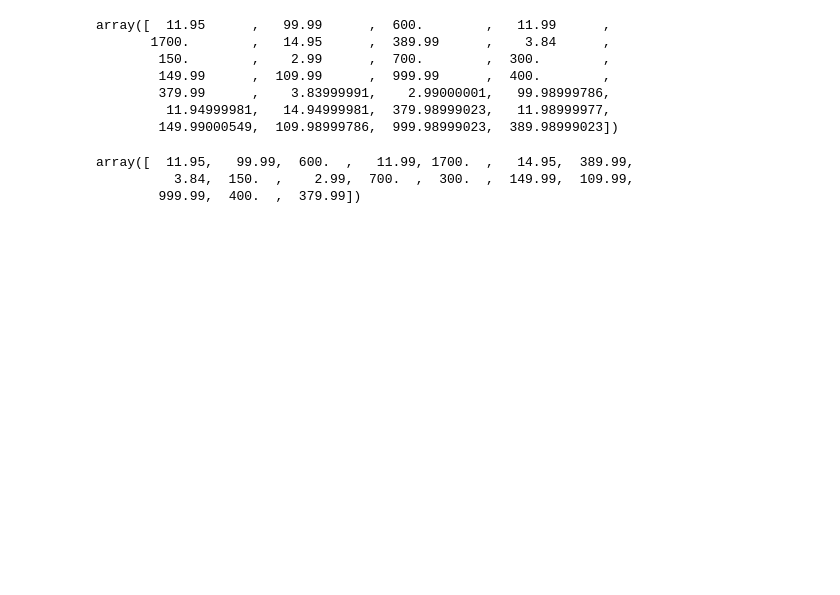
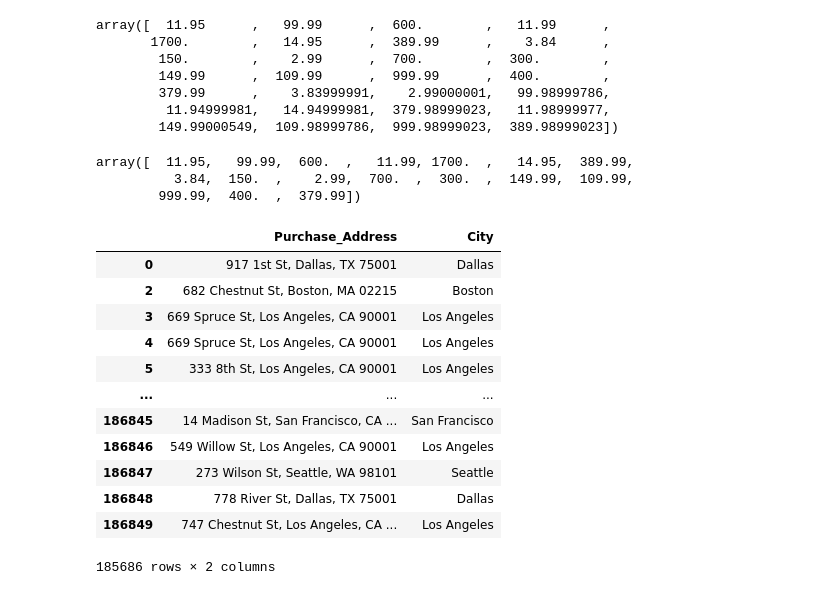
Before and after one commit to briansiaw5/Business-Analytics-Project, a Jupyter notebook: pbd_project.ipynb, the cells around one changed output. Saved outputs shown, nothing was run; the diff lists cells and outputs as text; code cells hidden in the pictures; blank space fills up the shorter version.

```diff
--- a/pbd_project.ipynb
+++ b/pbd_project.ipynb
@@ -564,3 +608,23 @@ clean_df['Price'].unique()
 array([  11.95,   99.99,  600.  ,   11.99, 1700.  ,   14.95,  389.99,
           3.84,  150.  ,    2.99,  700.  ,  300.  ,  149.99,  109.99,
         999.99,  400.  ,  379.99])
+# %%
+# Extract the city name from 'Purchase_Address'
+clean_df['City'] = clean_df['Purchase_Address'].apply(lambda x: x.split(',')[1].strip())
+
+# Display the new category column along with the product column
+clean_df[['Purchase_Address', 'City']]
+# %% [output]
+|  | Purchase_Address | City |
+| 0 | 917 1st St, Dallas, TX 75001 | Dallas |
+| 2 | 682 Chestnut St, Boston, MA 02215 | Boston |
+| 3 | 669 Spruce St, Los Angeles, CA 90001 | Los Angeles |
+| 4 | 669 Spruce St, Los Angeles, CA 90001 | Los Angeles |
+| 5 | 333 8th St, Los Angeles, CA 90001 | Los Angeles |
+| ... | ... | ... |
+| 186845 | 14 Madison St, San Francisco, CA ... | San Francisco |
+| 186846 | 549 Willow St, Los Angeles, CA 90001 | Los Angeles |
+| 186847 | 273 Wilson St, Seattle, WA 98101 | Seattle |
+| 186848 | 778 River St, Dallas, TX 75001 | Dallas |
+| 186849 | 747 Chestnut St, Los Angeles, CA ... | Los Angeles |
+185686 rows × 2 columns
```
Also changed, not shown: parts of 8 cells of this notebook.
